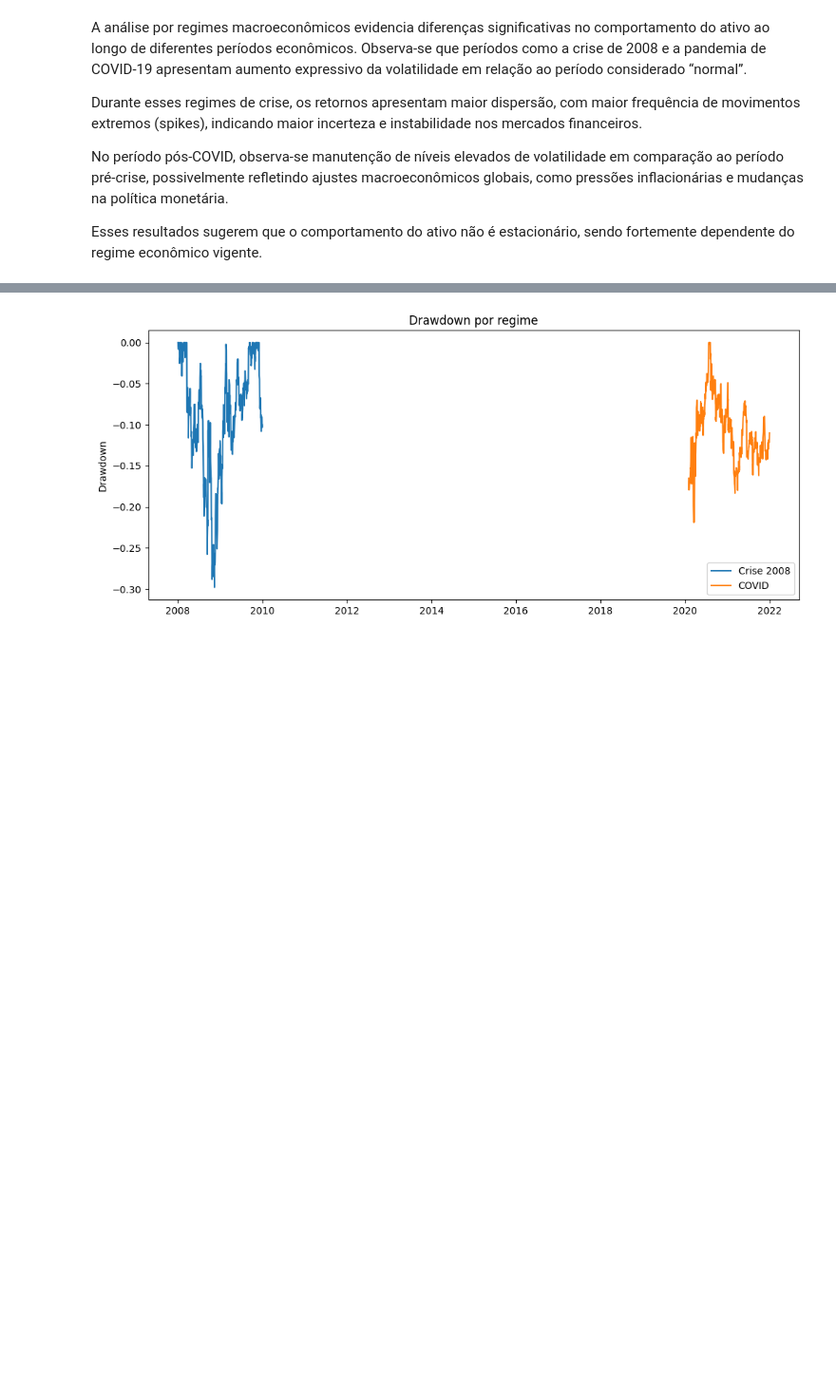
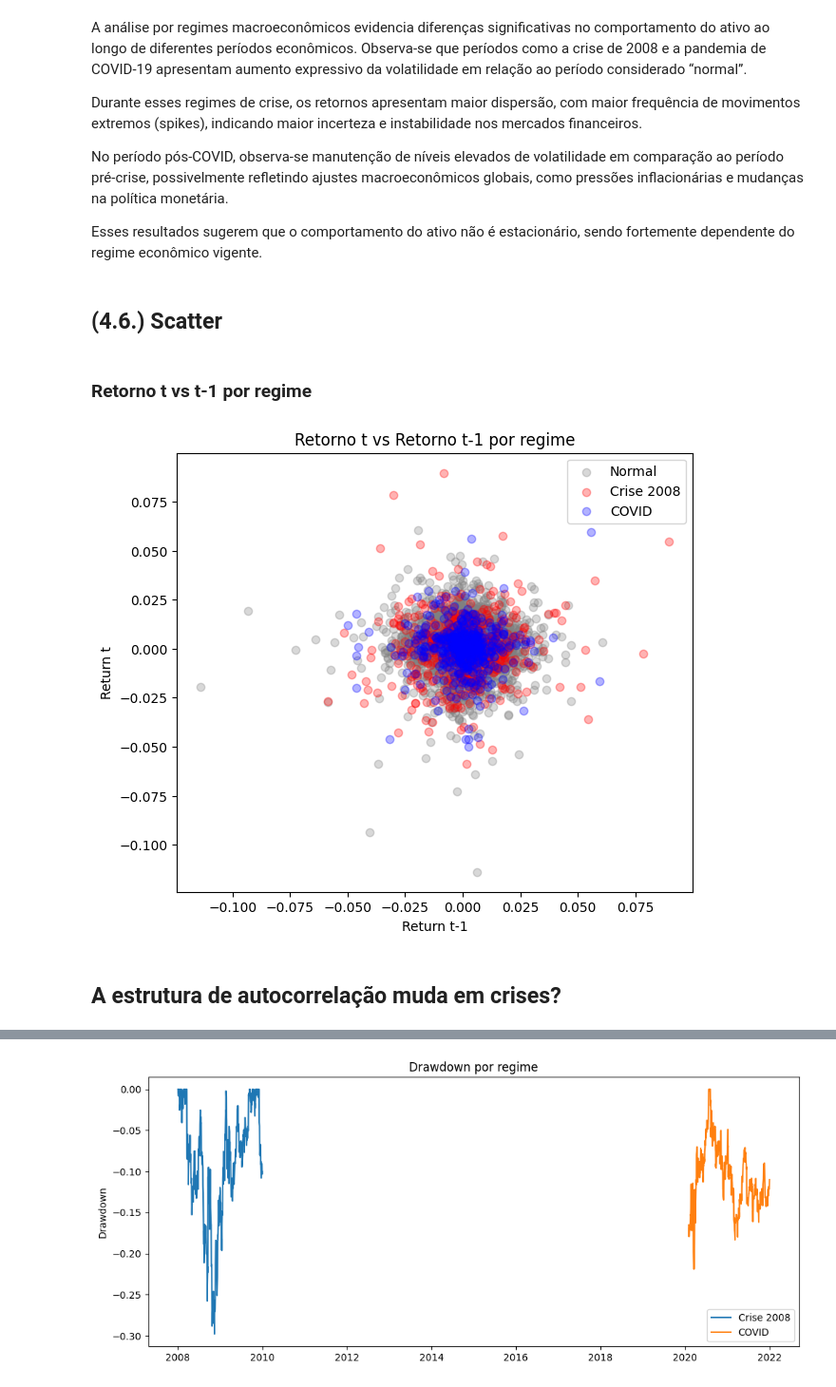
Before and after one commit to lalipedrozo/PUC_MVP_Analise_de_Dados, a Jupyter notebook: PUC_MVP_Analise_de_Dados.ipynb, the cells around one changed output, grey strips where cells are left out. Shown at 95% size. Drawn from its saved outputs; the diff is of its cells as text; code cells hidden in the pictures; blank space fills up the shorter version.

```diff
--- a/PUC_MVP_Analise_de_Dados.ipynb
+++ b/PUC_MVP_Analise_de_Dados.ipynb
@@ -768,3 +795,31 @@ Durante esses regimes de crise, os retornos apresentam maior dispersão, com mai
 No período pós-COVID, observa-se manutenção de níveis elevados de volatilidade em comparação ao período pré-crise, possivelmente refletindo ajustes macroeconômicos globais, como pressões inflacionárias e mudanças na política monetária.
 
 Esses resultados sugerem que o comportamento do ativo não é estacionário, sendo fortemente dependente do regime econômico vigente.
+# %% [markdown]
+## (4.6.) Scatter
+# %% [markdown]
+### Retorno t vs t-1 por regime
+# %%
+import matplotlib.pyplot as plt
+
+colors = {'Normal': 'gray', 'Crise 2008': 'red', 'COVID': 'blue'}
+
+plt.figure(figsize=(7,6))
+
+for r in df['Regime'].unique():
+    subset = df[df['Regime'] == r]
+    plt.scatter(subset['Return_1d'].shift(1),
+                subset['Return_1d'],
+                alpha=0.3,
+                label=r,
+                color=colors.get(r))
+
+plt.title('Retorno t vs Retorno t-1 por regime')
+plt.xlabel('Return t-1')
+plt.ylabel('Return t')
+plt.legend()
+plt.show()
+# %% [output]
+[figure, added]
+# %% [markdown]
+## A estrutura de autocorrelação muda em crises?
```
Also changed, not shown: parts of 48 cells of this notebook.
